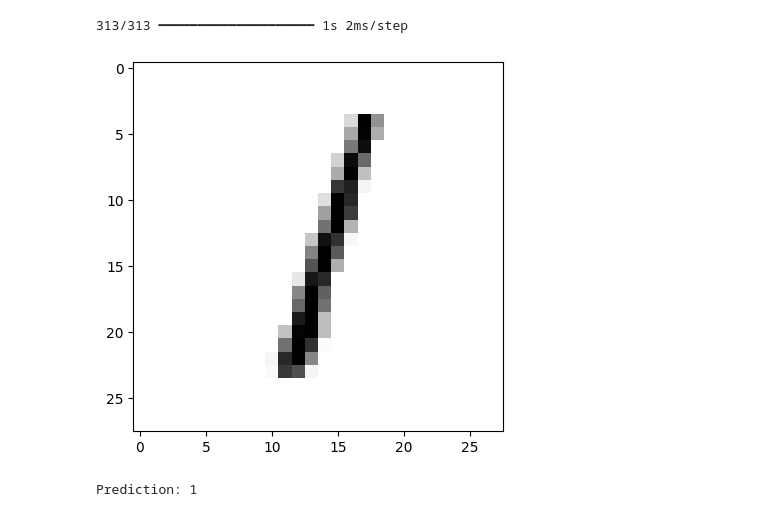
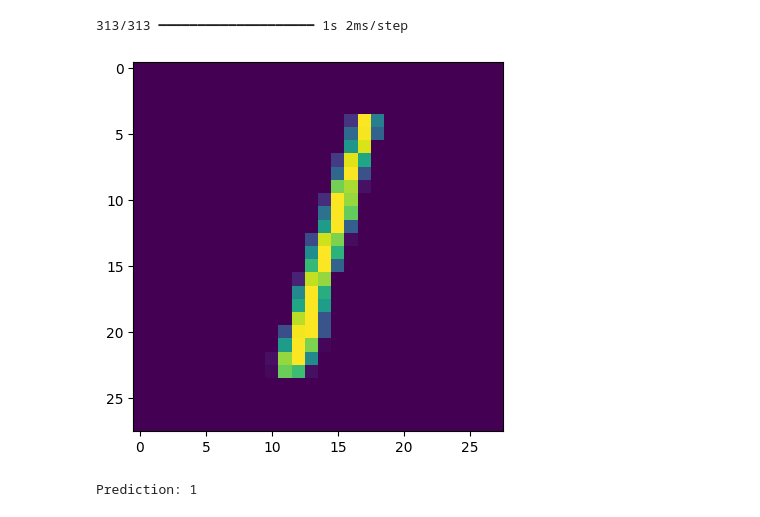
Before and after one commit to AninFreddy01/scalework_repo, a Jupyter notebook: tutorial_assignments/NLP_image-recognition.ipynb, the cells around one changed output. Drawn from its saved outputs; the diff is of its cells as text; code cells hidden in the pictures.

Commit message:
update graph

```diff
--- a/tutorial_assignments/NLP_image-recognition.ipynb
+++ b/tutorial_assignments/NLP_image-recognition.ipynb
@@ -246,11 +246,10 @@ prediction = model.predict(x_test)
 # %% [output]
 313/313 ━━━━━━━━━━━━━━━━━━━━ 1s 2ms/step
 # %%
-#plt.imshow(x_test[0])
-
-plt.imshow(x_test[2], cmap=plt.cm.binary)
+#display image and corresponding value prediction
+plt.imshow(x_test[2])
 plt.show()
 print(f"Prediction: {prediction[2].argmax()}")
 # %% [output]
-[figure, old version]
+[figure, new version]
 Prediction: 1
```
